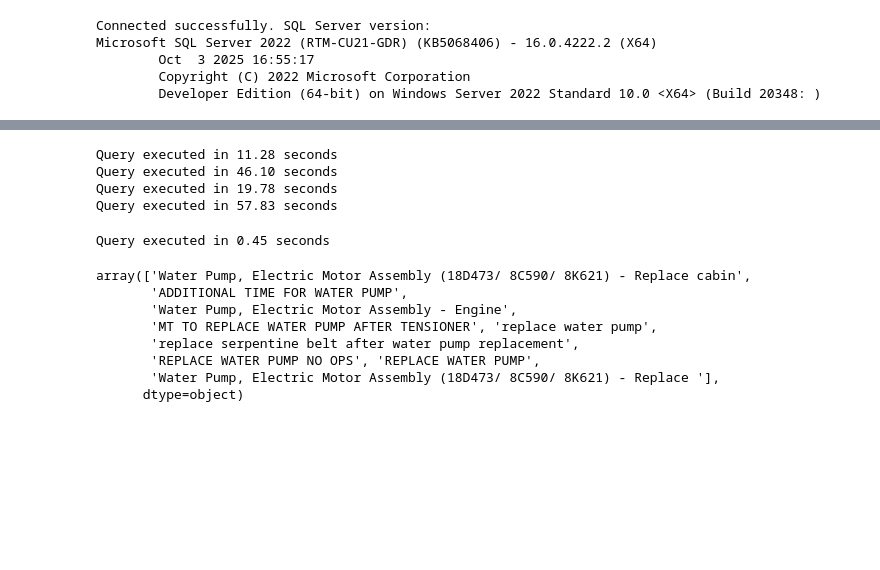
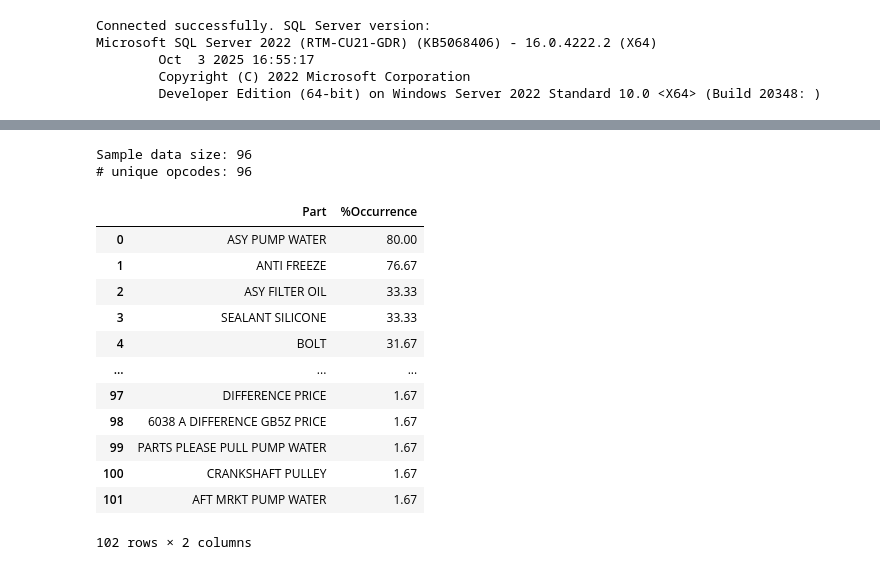
Before and after one commit to MeliPax/SPG, a Jupyter notebook: research/pull_vehicle_repair_data.ipynb, the cells around one changed output, grey strips where cells are left out. Drawn from its saved outputs; the diff is of its cells as text; code cells hidden in the pictures; blank space fills up the shorter version.

```diff
--- a/research/pull_vehicle_repair_data.ipynb
+++ b/research/pull_vehicle_repair_data.ipynb
@@ -751,26 +906,22 @@ select_opcodes
-# %%
-
-
-RO_tbl_db_172, request_tbl_db_172, labourline_tbl_db_172, partslines_tbl_db_172 = pull_data_by_server(server_conn_db_172)
-RO_tbl_db_172, request_tbl_db_172, labourline_tbl_db_172, partslines_tbl_db_172 = clean_data(RO_tbl_db_172, request_tbl_db_172, labourline_tbl_db_172, partslines_tbl_db_172)
-# %% [output]
-Query executed in 11.28 seconds
-Query executed in 46.10 seconds
-Query executed in 19.78 seconds
-Query executed in 57.83 seconds
-# %%
-
-all_opcode_df_172 = get_all_op_codes(server_conn_db_172)
-
-all_opcode_df_172[all_opcode_df_172["fldDescription"].str.contains(key_wrd_172, case=False)][["fldDescription", "fldCode"]].reset_index(drop=True)
-all_opcode_df_172[all_opcode_df_172["fldDescription"].str.contains(key_wrd_172, case=False)]["fldDescription"].unique()
-# %% [output]
-Query executed in 0.45 seconds
-array(['Water Pump, Electric Motor Assembly (18D473/ 8C590/ 8K621) - Replace cabin',
-       'ADDITIONAL TIME FOR WATER PUMP',
-       'Water Pump, Electric Motor Assembly - Engine',
-       'MT TO REPLACE WATER PUMP AFTER TENSIONER', 'replace water pump',
-       'replace serpentine belt after water pump replacement',
-       'REPLACE WATER PUMP NO OPS', 'REPLACE WATER PUMP',
-       'Water Pump, Electric Motor Assembly (18D473/ 8C590/ 8K621) - Replace '],
-      dtype=object)
+# %%
+# Repair 1: Water pump replace
+
+search_key_words_water_pump_172 = [["water", "pump"], ["replace", "change", "Replacing", "Replace", "leak"]]
+
+execute_model(request_tbl_db_172, search_key_words_water_pump_172, labourline_tbl_db_172, partslines_tbl_db_172, similarity_threshold=0.7, ignore_words=[" - "])
+# %% [output]
+Sample data size: 96
+# unique opcodes: 96
+|  | Part | %Occurrence |
+| 0 | ASY PUMP WATER | 80.00 |
+| 1 | ANTI FREEZE | 76.67 |
+| 2 | ASY FILTER OIL | 33.33 |
+| 3 | SEALANT SILICONE | 33.33 |
+| 4 | BOLT | 31.67 |
+| ... | ... | ... |
+| 97 | DIFFERENCE PRICE | 1.67 |
+| 98 | 6038 A DIFFERENCE GB5Z PRICE | 1.67 |
+| 99 | PARTS PLEASE PULL PUMP WATER | 1.67 |
+| 100 | CRANKSHAFT PULLEY | 1.67 |
+| 101 | AFT MRKT PUMP WATER | 1.67 |
+102 rows × 2 columns
```
Also changed, not shown: parts of 27 cells of this notebook.
